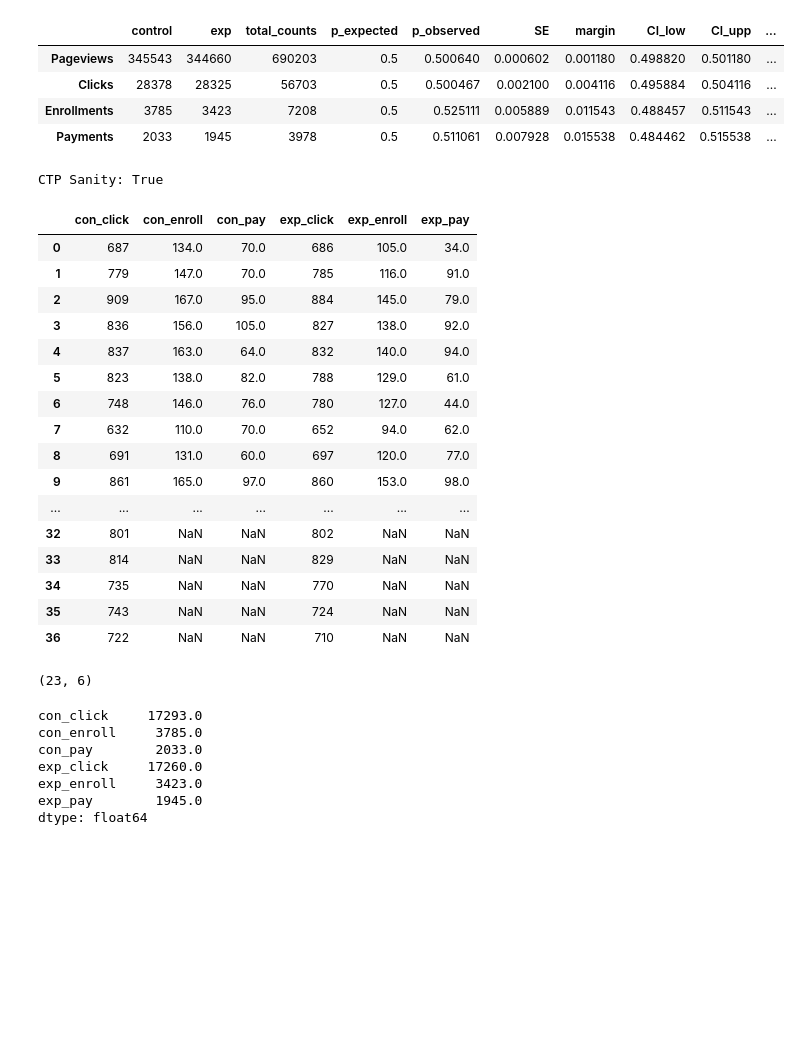
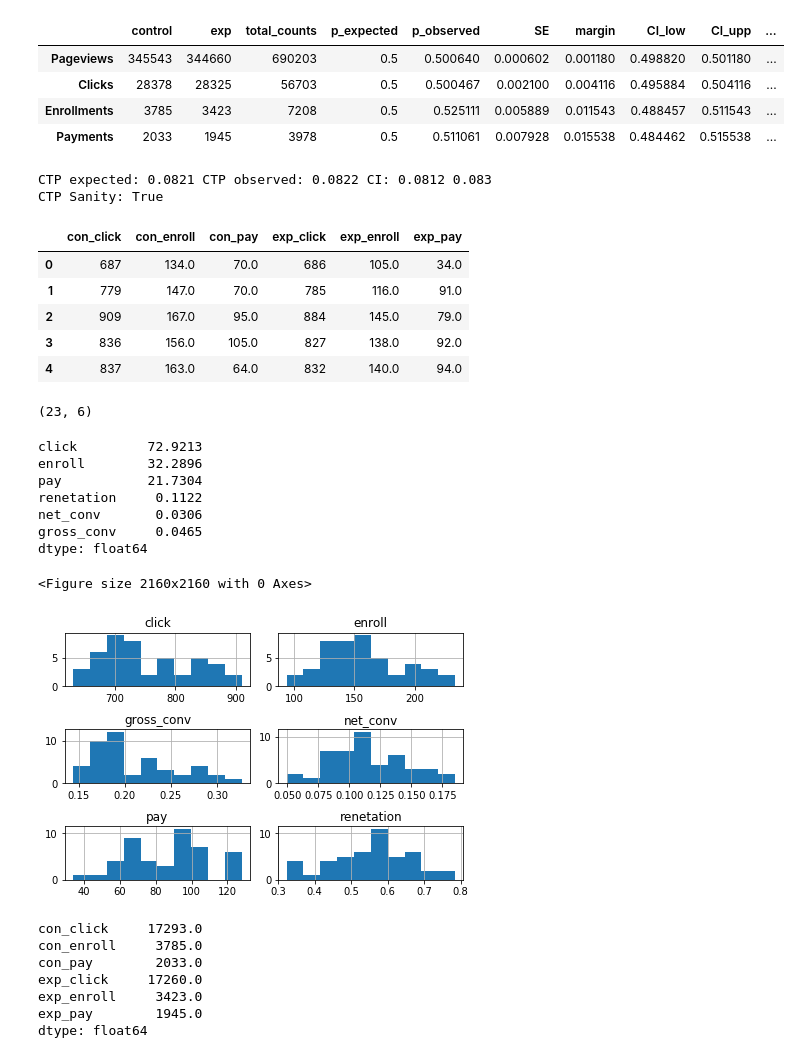
Before and after one commit to SophieGarden/DataScience_CourseWork, a Jupyter notebook: ABTest/AB_Test_Udacity.ipynb, the cells around one changed output. Saved outputs shown, nothing was run; the diff lists cells and outputs as text; code cells hidden in the pictures; blank space fills up the shorter version.

```diff
--- a/ABTest/AB_Test_Udacity.ipynb
+++ b/ABTest/AB_Test_Udacity.ipynb
@@ -105,10 +97,12 @@ df
 # %%
 # CTP sanity check CTP = Clicks/Pageviews for UNIQUE cookies
 p_ctp_expected = df.control.Clicks /df.control.Pageviews
-p_ctp_observed = df.control.Clicks /df.exp.Pageviews
+p_ctp_observed = df.exp.Clicks /df.exp.Pageviews
 SE_ctp = np.sqrt(p_ctp_expected*(1-p_ctp_expected)/df.control.Pageviews) #binomial
 CI_ctp_low = p_ctp_expected - 1.96*SE_ctp
 CI_ctp_upp = p_ctp_expected + 1.96*SE_ctp
+print('CTP expected',round(p_ctp_expected,4),'CTP observed:', round(p_ctp_observed,4), 'CI:', round(CI_ctp_low,4), round(CI_ctp_upp,4))
 print('CTP Sanity:', CI_ctp_low < p_ctp_observed < CI_ctp_upp)
 # %% [output]
+CTP expected: 0.0821 CTP observed: 0.0822 CI: 0.0812 0.083
 CTP Sanity: True
@@ -117,26 +109,15 @@ CTP Sanity: True
 # %%
 d_effect = {'con_click': df_con.Clicks, 'con_enroll':df_con.Enrollments, 'con_pay':df_con.Payments,
      'exp_click': df_exp.Clicks, 'exp_enroll':df_exp.Enrollments, 'exp_pay':df_exp.Payments}
 df_effect = pd.DataFrame(data = d_effect)
-df_effect
+df_effect.head()
 # %% [output]
 |  | con_click | con_enroll | con_pay | exp_click | exp_enroll | exp_pay |
 | 0 | 687 | 134.0 | 70.0 | 686 | 105.0 | 34.0 |
 | 1 | 779 | 147.0 | 70.0 | 785 | 116.0 | 91.0 |
 | 2 | 909 | 167.0 | 95.0 | 884 | 145.0 | 79.0 |
 | 3 | 836 | 156.0 | 105.0 | 827 | 138.0 | 92.0 |
 | 4 | 837 | 163.0 | 64.0 | 832 | 140.0 | 94.0 |
-| 5 | 823 | 138.0 | 82.0 | 788 | 129.0 | 61.0 |
-| 6 | 748 | 146.0 | 76.0 | 780 | 127.0 | 44.0 |
-| 7 | 632 | 110.0 | 70.0 | 652 | 94.0 | 62.0 |
-| 8 | 691 | 131.0 | 60.0 | 697 | 120.0 | 77.0 |
-| 9 | 861 | 165.0 | 97.0 | 860 | 153.0 | 98.0 |
-| ... | ... | ... | ... | ... | ... | ... |
-| 32 | 801 | NaN | NaN | 802 | NaN | NaN |
-| 33 | 814 | NaN | NaN | 829 | NaN | NaN |
-| 34 | 735 | NaN | NaN | 770 | NaN | NaN |
-| 35 | 743 | NaN | NaN | 724 | NaN | NaN |
-| 36 | 722 | NaN | NaN | 710 | NaN | NaN |
 # %%
 df_effect.dropna(axis=0, how='any', inplace = True)
 df_effect.shape
@@ -145,3 +132,24 @@ df_effect.shape
+# %%
+df_combine['gross_conv'] = df_combine.enroll / df_combine.click
+df_combine['renetation'] = df_combine.pay / df_combine.enroll
+df_combine['net_conv'] = df_combine.pay / df_combine.click
+# df_combine.drop(columns = ['gross'], inplace = True)
+round(df_combine.std(),4)
+# %% [output]
+click         72.9213
+enroll        32.2896
+pay           21.7304
+renetation     0.1122
+net_conv       0.0306
+gross_conv     0.0465
+dtype: float64
+# %%
+plt.figure(figsize=(30,30))
+df_combine.hist()
+plt.tight_layout(pad=0.4, w_pad=0.5, h_pad=1.0)
+# %% [output]
+<Figure size 2160x2160 with 0 Axes>
+[figure, added]
 # %%
 df_effect.sum()
 # %% [output]
```
Also changed, not shown: parts of 9 cells of this notebook, 1 other file.
